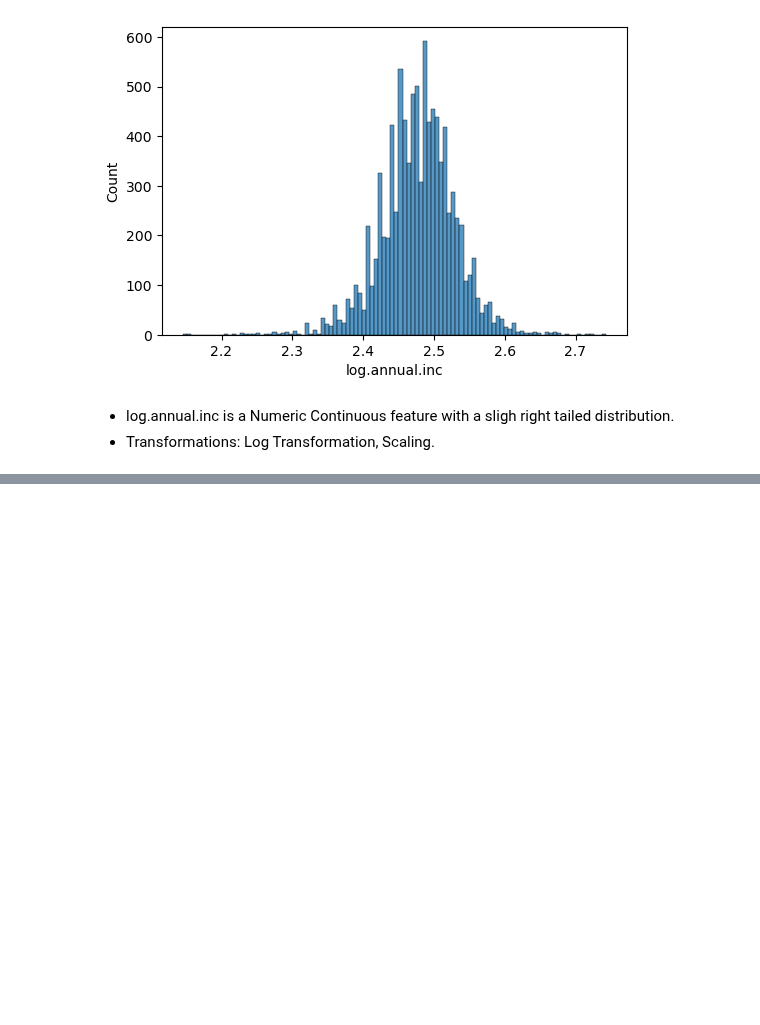
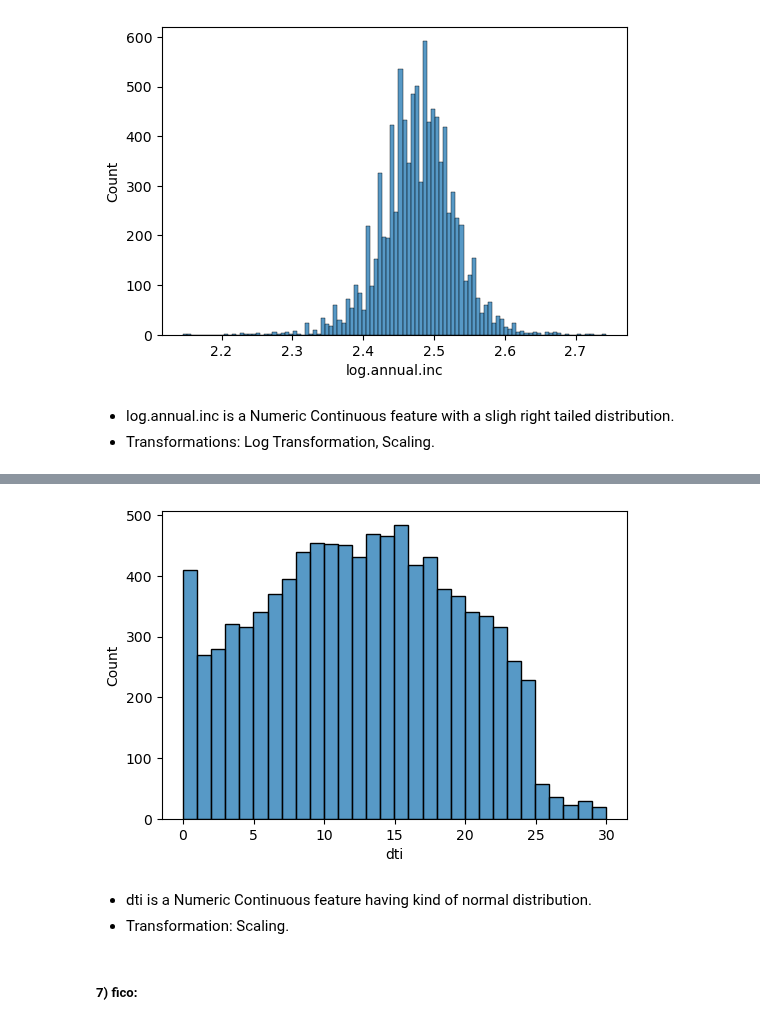
Before and after one commit to Shailya777/Learning-Logs, a Jupyter notebook: Machine_Learning/05_Decision_Trees_AND_Random_Forests/06_Practice_Project5(Loan Data).ipynb, the cells around one changed output, grey strips where cells are left out. Saved outputs shown, nothing was run; the diff lists cells and outputs as text; code cells hidden in the pictures; blank space fills up the shorter version.

```diff
--- a/Machine_Learning/05_Decision_Trees_AND_Random_Forests/06_Practice_Project5(Loan Data).ipynb
+++ b/Machine_Learning/05_Decision_Trees_AND_Random_Forests/06_Practice_Project5(Loan Data).ipynb
@@ -274,0 +292,9 @@ annualinc_pipeline = Pipeline([
+# %%
+plt.figure(figsize= (6,4))
+sns.histplot(data= df, x= 'dti')
+plt.show()
+# %% [output]
+[figure, added]
+# %% [markdown]
+- dti is a Numeric Continuous feature having kind of normal distribution.
+- Transformation: Scaling.
@@ -274,0 +305,2 @@ annualinc_pipeline = Pipeline([
+# %% [markdown]
+##### 7) fico:
```
Also changed, not shown: parts of 58 cells of this notebook.
